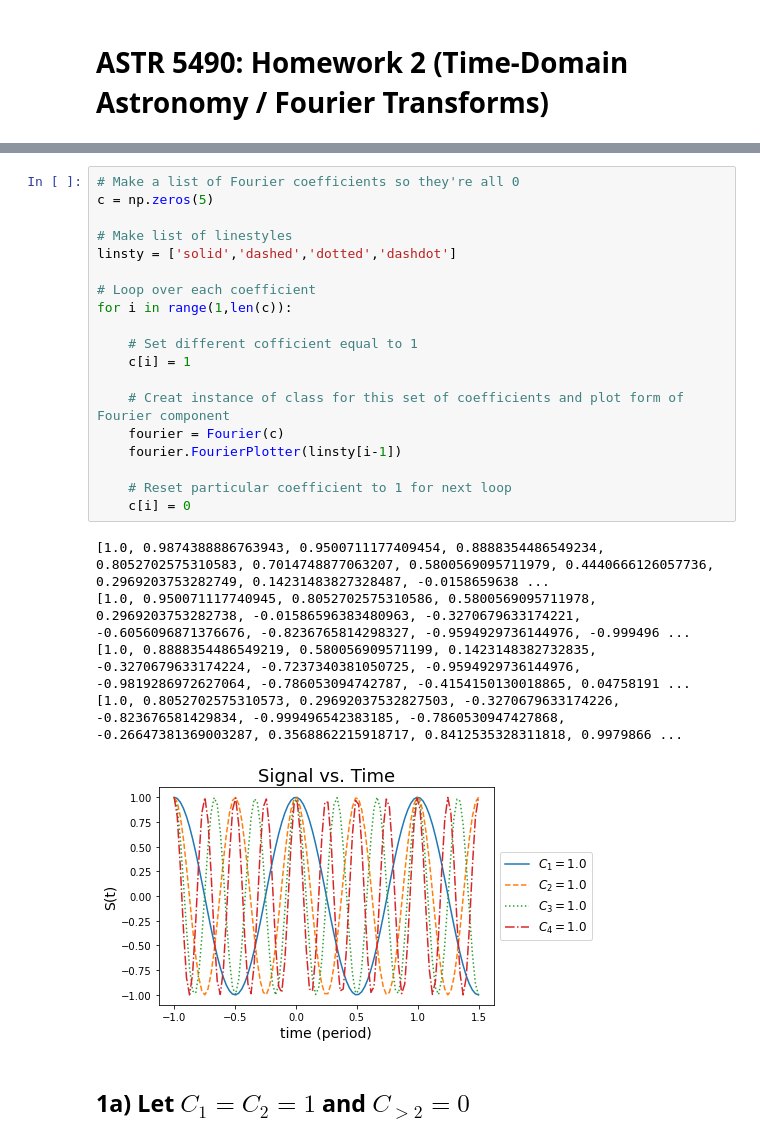
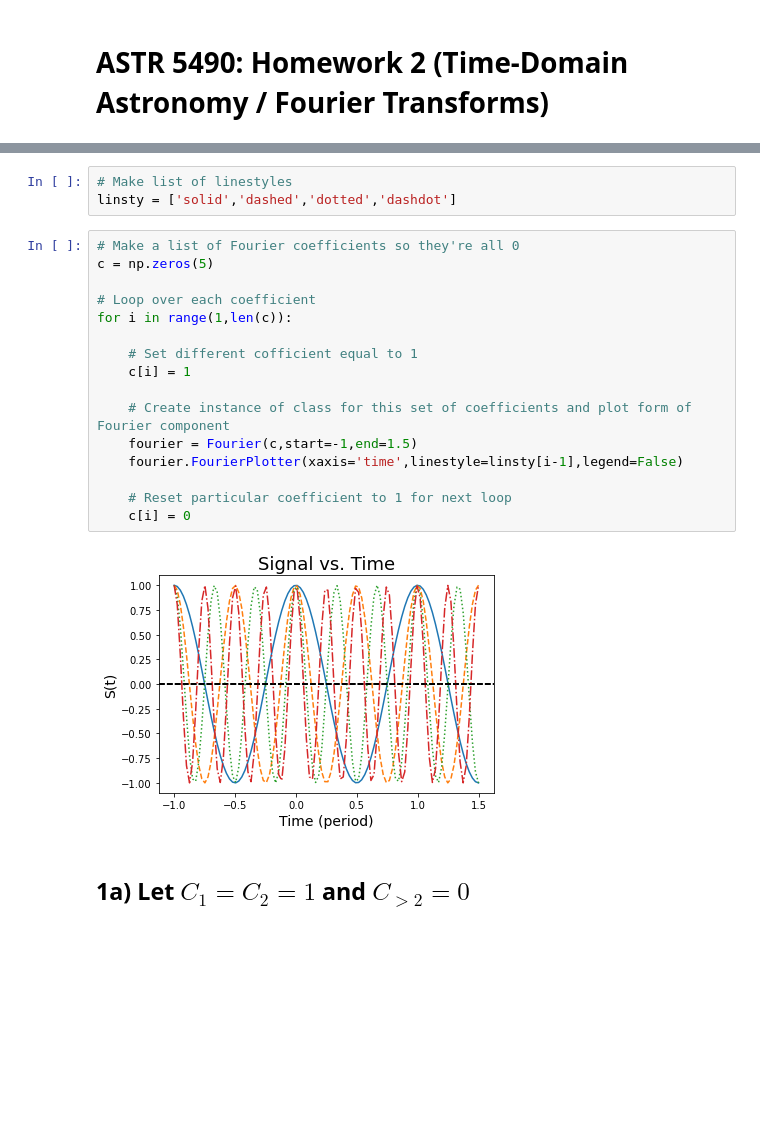
Before and after one commit to jlilly364/ASTR5490, a Jupyter notebook: HW2/PlanetsHW2.ipynb, the cells around one changed output, grey strips where cells are left out. Drawn from its saved outputs; the diff is of its cells as text; blank space fills up the shorter version.

```diff
--- a/HW2/PlanetsHW2.ipynb
+++ b/HW2/PlanetsHW2.ipynb
@@ -68,28 +106,24 @@ class Fourier:
         ax.set_title('Signal vs. Time',fontsize=18)
+# %%
+# Make list of linestyles
+linsty = ['solid','dashed','dotted','dashdot']
 # %%
 # Make a list of Fourier coefficients so they're all 0
 c = np.zeros(5)
-
-# Make list of linestyles
-linsty = ['solid','dashed','dotted','dashdot']
 
 # Loop over each coefficient
 for i in range(1,len(c)):
 
     # Set different cofficient equal to 1
     c[i] = 1
 
-    # Creat instance of class for this set of coefficients and plot form of Fourier component
-    fourier = Fourier(c)
-    fourier.FourierPlotter(linsty[i-1])
+    # Create instance of class for this set of coefficients and plot form of Fourier component
+    fourier = Fourier(c,start=-1,end=1.5)
+    fourier.FourierPlotter(xaxis='time',linestyle=linsty[i-1],legend=False)
 
     # Reset particular coefficient to 1 for next loop
     c[i] = 0
 # %% [output]
-[1.0, 0.9874388886763943, 0.9500711177409454, 0.8888354486549234, 0.8052702575310583, 0.7014748877063207, 0.5800569095711979, 0.4440666126057736, 0.2969203753282749, 0.14231483827328487, -0.0158659638 ...
-[1.0, 0.950071117740945, 0.8052702575310586, 0.5800569095711978, 0.2969203753282738, -0.01586596383480963, -0.3270679633174221, -0.6056096871376676, -0.8236765814298327, -0.9594929736144976, -0.999496 ...
-[1.0, 0.8888354486549219, 0.580056909571199, 0.1423148382732835, -0.3270679633174224, -0.7237340381050725, -0.9594929736144976, -0.9819286972627064, -0.786053094742787, -0.4154150130018865, 0.04758191 ...
-[1.0, 0.8052702575310573, 0.29692037532827503, -0.3270679633174226, -0.823676581429834, -0.999496542383185, -0.7860530947427868, -0.26647381369003287, 0.3568862215918717, 0.8412535328311818, 0.9979866 ...
-[figure, old version]
+[figure, new version]
 # %% [markdown]
 ## 1a) Let $C_1=C_2=1$ and $C_{>2}=0$
```
Also changed, not shown: parts of 41 cells of this notebook, 3 other files.
